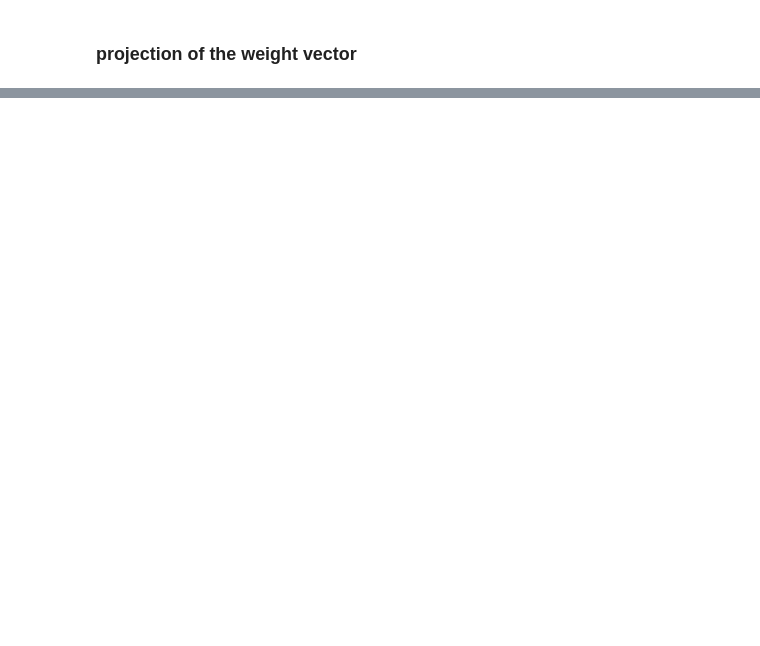
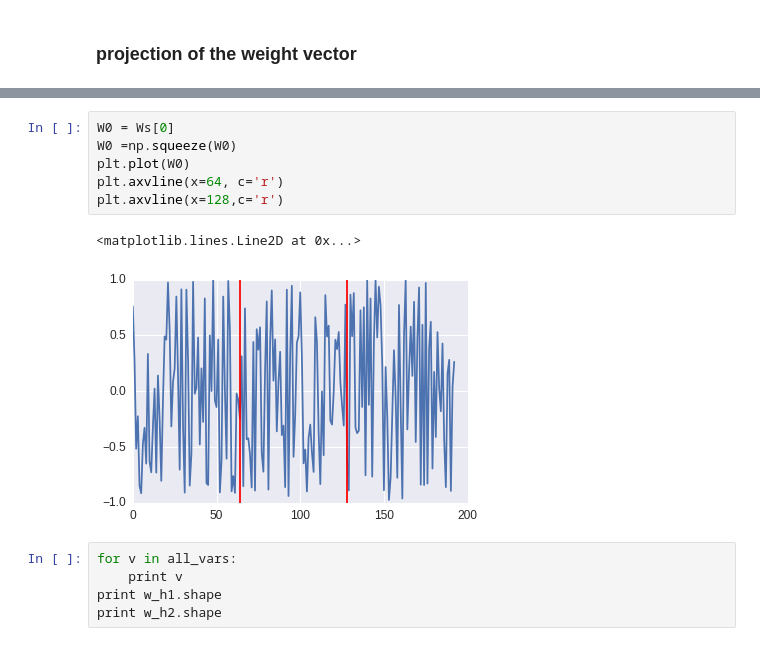
Before and after one commit to yuqirose/TensorRNN, a Jupyter notebook: experiments/plot/plot_nn_weights.ipynb, the cells around one changed output, grey strips where cells are left out. Saved outputs shown, nothing was run; the diff lists cells and outputs as text; blank space fills up the shorter version.

```diff
--- a/experiments/plot/plot_nn_weights.ipynb
+++ b/experiments/plot/plot_nn_weights.ipynb
@@ -248,0 +237,14 @@ ImportError: No module named ops
+# %%
+W0 = Ws[0]
+W0 =np.squeeze(W0)
+plt.plot(W0)
+plt.axvline(x=64, c='r')
+plt.axvline(x=128,c='r')
+# %% [output]
+<matplotlib.lines.Line2D at 0x...>
+[figure, added]
+# %%
+for v in all_vars:
+    print v
+print w_h1.shape
+print w_h2.shape
```
Also changed, not shown: parts of 12 cells of this notebook, 1 other file.
